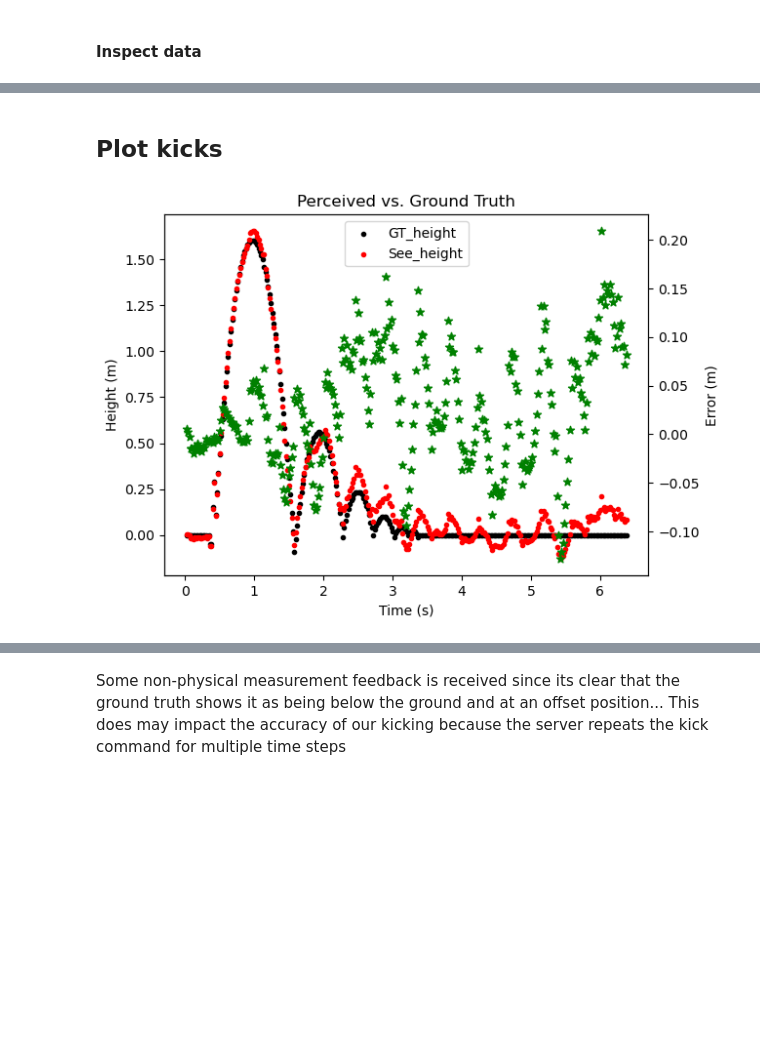
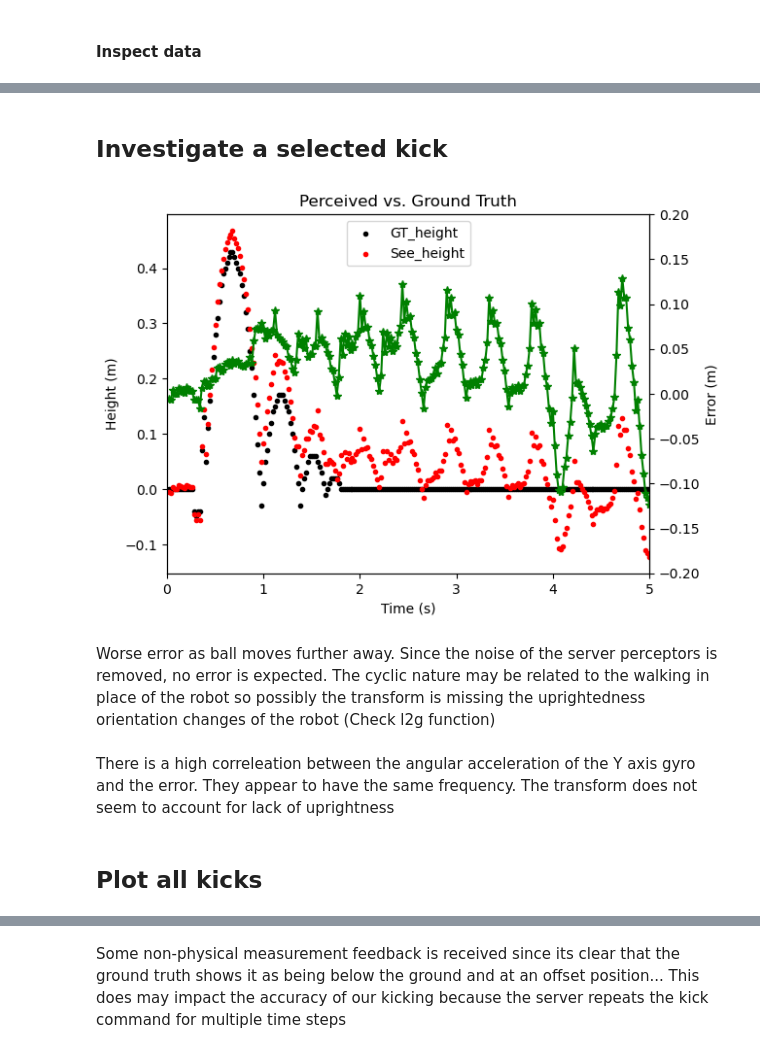
Before and after one commit to 262882/msc_trackingdata_wrangling, a Jupyter notebook: KickTracking.ipynb, the cells around one changed output, grey strips where cells are left out. Saved outputs shown, nothing was run; the diff lists cells and outputs as text; code cells hidden in the pictures; blank space fills up the shorter version.

Commit message:
Further investigate cyclic nature

```diff
--- a/KickTracking.ipynb
+++ b/KickTracking.ipynb
@@ -45,0 +46,20 @@ kick_list[2]
+# %% [markdown]
+## Investigate a selected kick
+# %%
+df_data = kick_list[3]
+plt.scatter(df_data['time'], df_data['GT_height'] ,marker=".",color="black")
+plt.scatter(df_data['time'], df_data['See_height'] ,marker=".",color="red")
+plt.title("Perceived vs. Ground Truth")
+plt.xlabel("Time (s)")
+plt.ylabel("Height (m)")
+plt.xlim([0,5])
+plt.legend(["GT_height","See_height"],loc='upper center')
+plt.twinx()
+plt.plot(df_data['time'], df_data['See_height']-df_data['GT_height'] ,marker="*",color="g")
+plt.ylabel("Error (m)")
+plt.ylim([-0.2,0.2])
+plt.show()
+# %% [output]
+[figure, added]
+# %% [markdown]
+Worse error as ball moves further away. Since the noise of the server perceptors is removed, no error is expected. The cyclic nature may be related to the walking in place of the robot so possibly the transform is missing the uprightedness orientation changes of the robot (Check l2g function)
@@ -46,16 +80,4 @@ kick_list[2]
+# %% [markdown]
+There is a high correleation between the angular acceleration of the Y axis gyro and the error. They appear to have the same frequency. The transform does not seem to account for lack of uprightness
 # %% [markdown]
-## Plot kicks
+## Plot all kicks
-# %%
-df_data = kick_list[2]
-plt.scatter(df_data['time'], df_data['GT_height'] ,marker=".",color="black")
-plt.scatter(df_data['time'], df_data['See_height'] ,marker=".",color="red")
-plt.title("Perceived vs. Ground Truth")
-plt.xlabel("Time (s)")
-plt.ylabel("Height (m)")
-plt.legend(["GT_height","See_height"],loc='upper center')
-plt.twinx()
-plt.scatter(df_data['time'], df_data['See_height']-df_data['GT_height'] ,marker="*",color="g")
-plt.ylabel("Error (m)")
-plt.show()
-# %% [output]
-[figure, removed]
```
Also changed, not shown: parts of 4 cells of this notebook, 10 other files.
